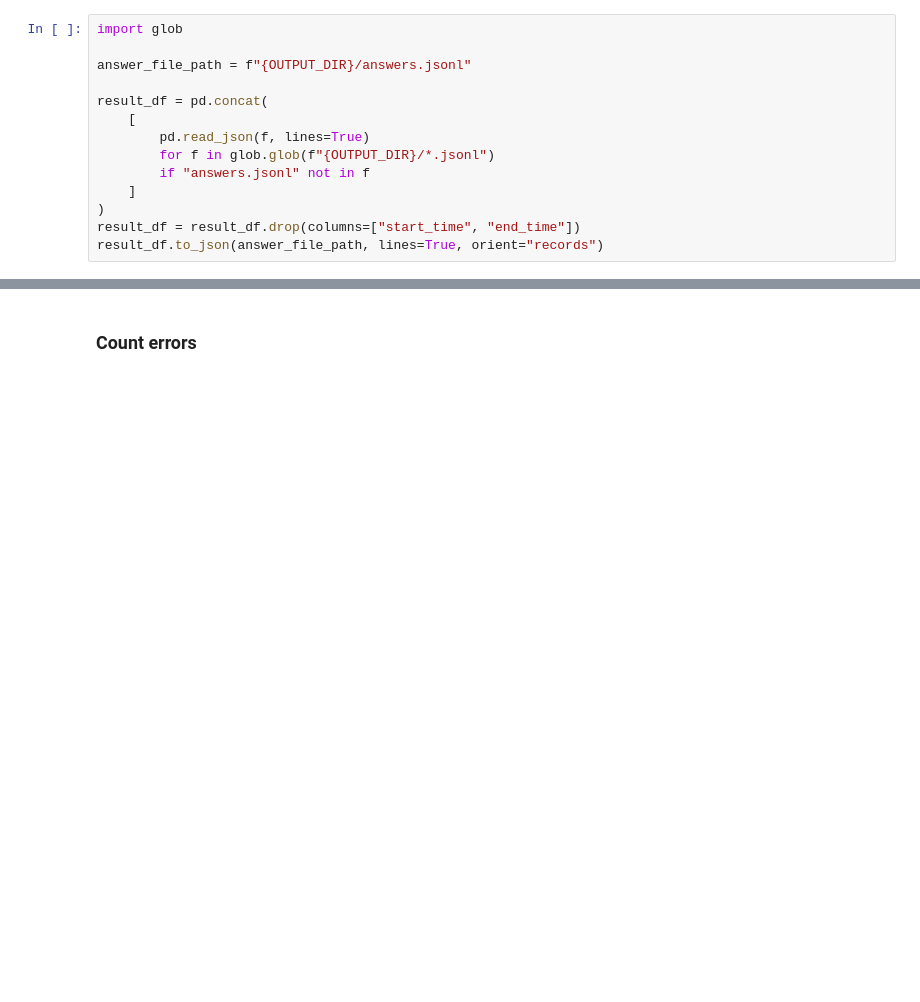
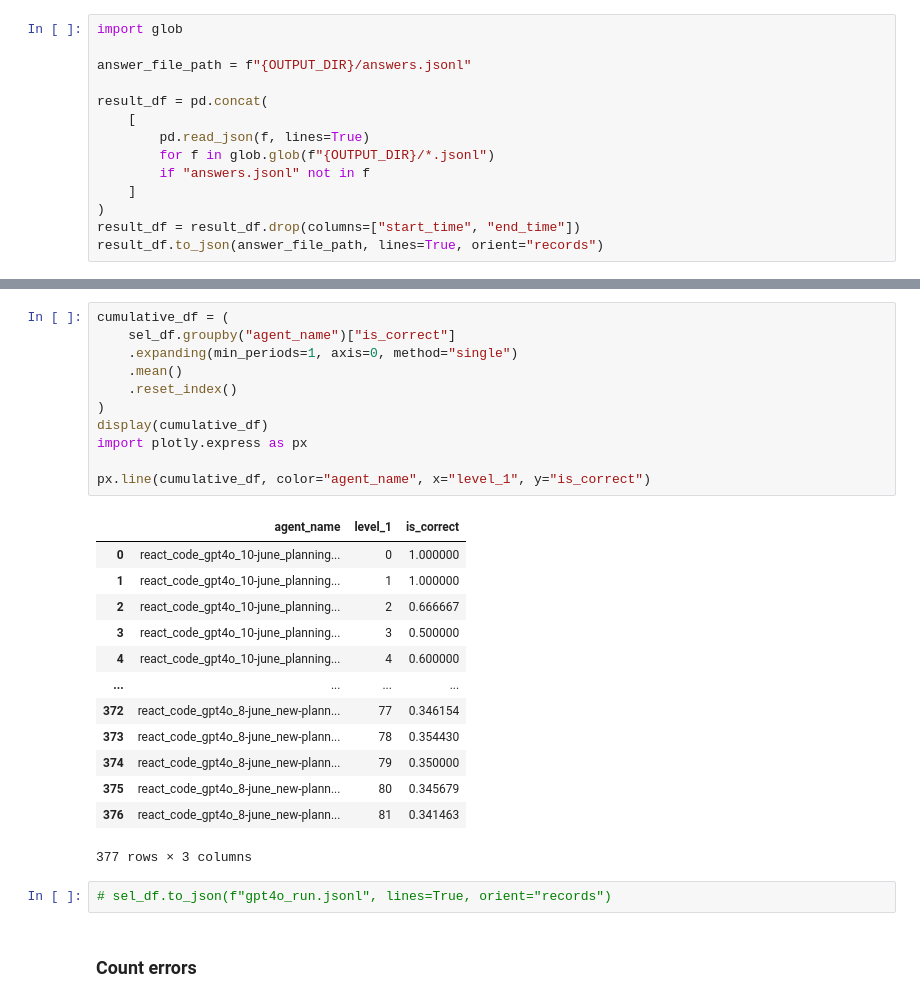
Before and after one commit to aymeric-roucher/agent_reasoning_benchmark, a Jupyter notebook: benchmark_gaia.ipynb, the cells around one changed output, grey strips where cells are left out. Saved outputs shown, nothing was run; the diff lists cells and outputs as text; blank space fills up the shorter version.

```diff
--- a/benchmark_gaia.ipynb
+++ b/benchmark_gaia.ipynb
@@ -204,3 +249,30 @@ print(sel_df["is_correct"].mean())
+# %%
+cumulative_df = (
+    sel_df.groupby("agent_name")["is_correct"]
+    .expanding(min_periods=1, axis=0, method="single")
+    .mean()
+    .reset_index()
+)
+display(cumulative_df)
+import plotly.express as px
+
+px.line(cumulative_df, color="agent_name", x="level_1", y="is_correct")
+# %% [output]
+|  | agent_name | level_1 | is_correct |
+| 0 | react_code_gpt4o_10-june_planning... | 0 | 1.000000 |
+| 1 | react_code_gpt4o_10-june_planning... | 1 | 1.000000 |
+| 2 | react_code_gpt4o_10-june_planning... | 2 | 0.666667 |
+| 3 | react_code_gpt4o_10-june_planning... | 3 | 0.500000 |
+| 4 | react_code_gpt4o_10-june_planning... | 4 | 0.600000 |
+| ... | ... | ... | ... |
+| 372 | react_code_gpt4o_8-june_new-plann... | 77 | 0.346154 |
+| 373 | react_code_gpt4o_8-june_new-plann... | 78 | 0.354430 |
+| 374 | react_code_gpt4o_8-june_new-plann... | 79 | 0.350000 |
+| 375 | react_code_gpt4o_8-june_new-plann... | 80 | 0.345679 |
+| 376 | react_code_gpt4o_8-june_new-plann... | 81 | 0.341463 |
+377 rows × 3 columns
+# %%
+# sel_df.to_json(f"gpt4o_run.jsonl", lines=True, orient="records")
 # %% [markdown]
 ### Count errors
 # %%
```
Also changed, not shown: parts of 21 cells of this notebook, 18 other files.
